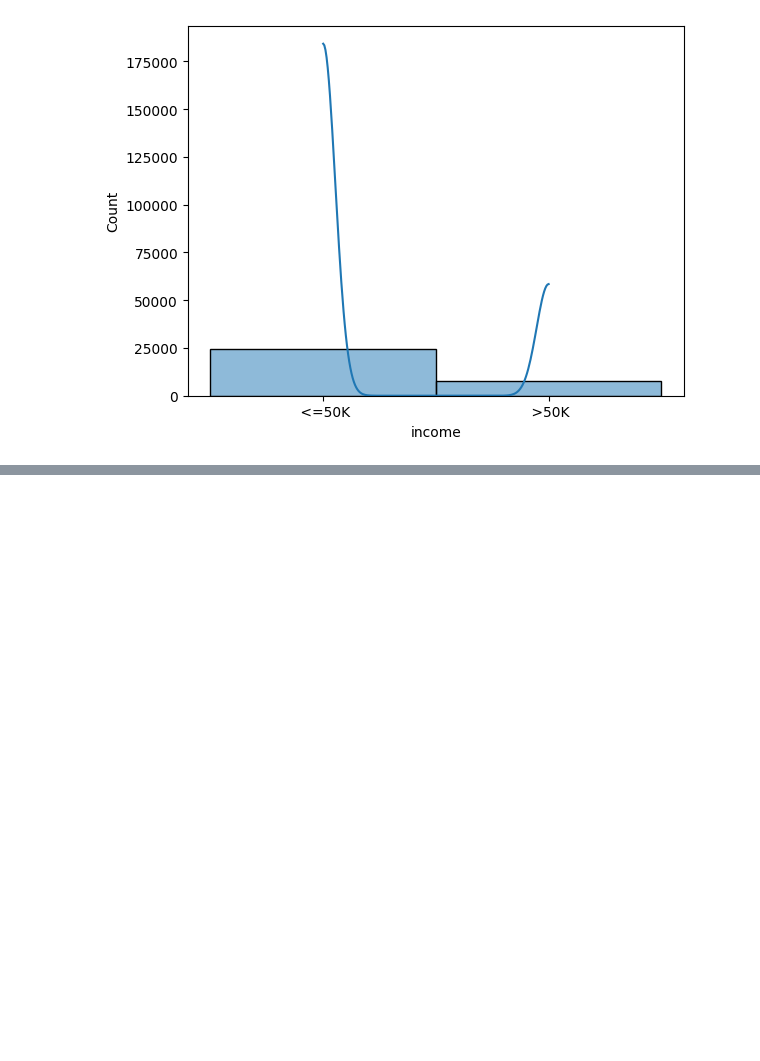
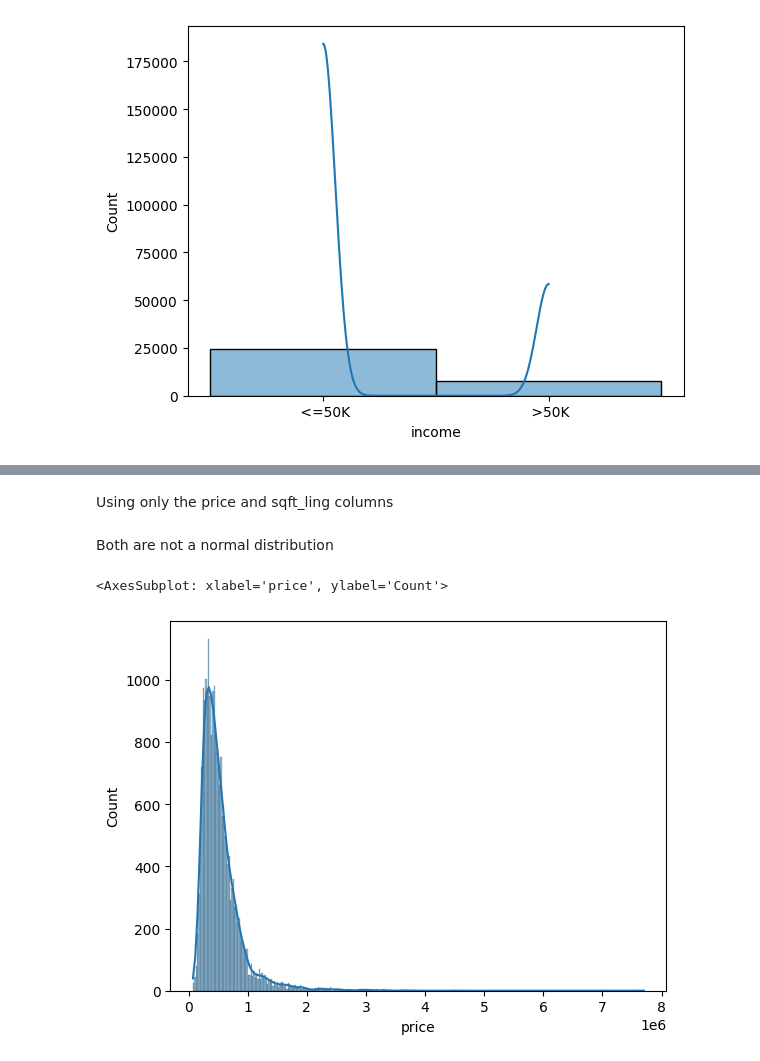
Before and after one commit to lps08/statistic-ds-ml, a Jupyter notebook: statistical_distributions/distributions.ipynb, the cells around one changed output, grey strips where cells are left out. Drawn from its saved outputs; the diff is of its cells as text; code cells hidden in the pictures; blank space fills up the shorter version.

Commit message:
Distributions practice

```diff
--- a/statistical_distributions/distributions.ipynb
+++ b/statistical_distributions/distributions.ipynb
@@ -545,0 +791,3 @@ plot_hist(census['income']) #bernoulli
+# %%
+houses = pd.read_csv('Bases de dados/house_prices.csv')
+houses.head()
@@ -545,0 +802,9 @@ plot_hist(census['income']) #bernoulli
+# %% [markdown]
+Using only the price and sqft_ling columns
+# %% [markdown]
+Both are not a normal distribution
+# %%
+sns.histplot(houses['price'], kde=True)
+# %% [output]
+<AxesSubplot: xlabel='price', ylabel='Count'>
+[figure, added]
```
Also changed, not shown: parts of 102 cells of this notebook.
